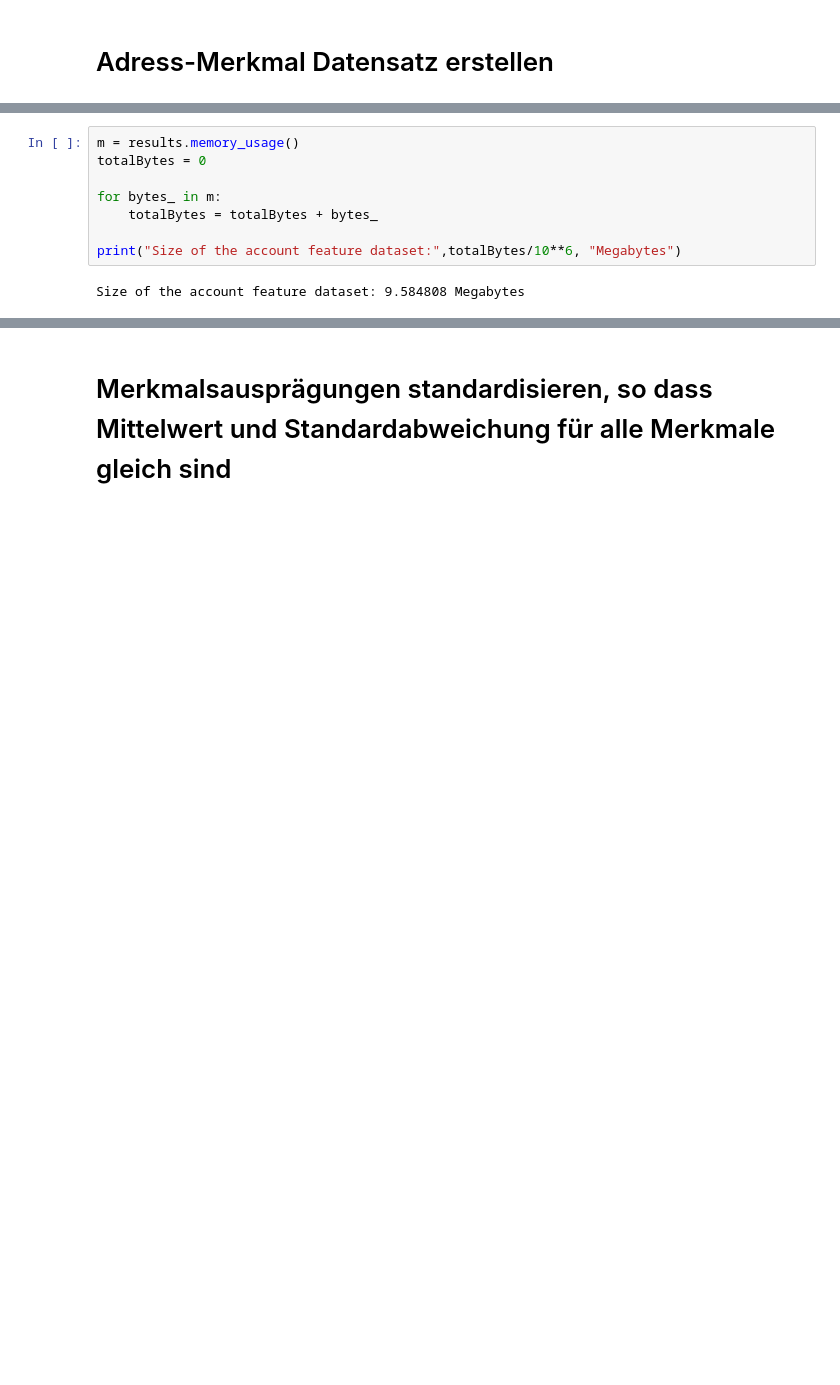
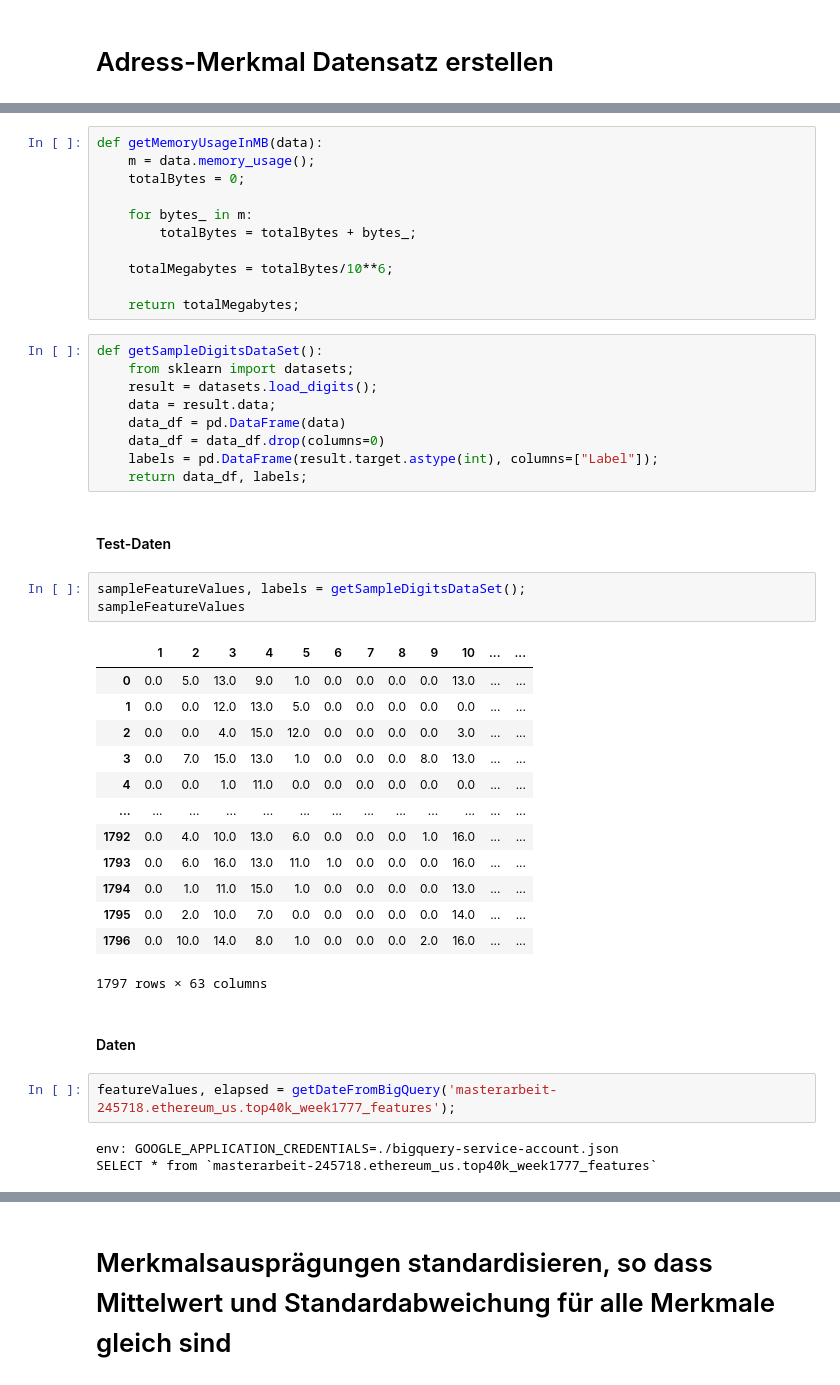
Before and after one commit to mgsgde/ethcluster, a Jupyter notebook: main.ipynb, the cells around one changed output, grey strips where cells are left out. Saved outputs shown, nothing was run; the diff lists cells and outputs as text; blank space fills up the shorter version.

Commit message:
Tests: Standardisierungs-Verfahren

```diff
--- a/main.ipynb
+++ b/main.ipynb
@@ -41,10 +37,46 @@ results.head()
 # %%
-m = results.memory_usage()
-totalBytes = 0
+def getMemoryUsageInMB(data):
+    m = data.memory_usage();
+    totalBytes = 0;
 
-for bytes_ in m:
-    totalBytes = totalBytes + bytes_
+    for bytes_ in m:
+        totalBytes = totalBytes + bytes_;
 
-print("Size of the account feature dataset:",totalBytes/10**6, "Megabytes")
+    totalMegabytes = totalBytes/10**6;
+
+    return totalMegabytes;
-# %% [output]
-Size of the account feature dataset: 9.584808 Megabytes
+# %%
+def getSampleDigitsDataSet():
+    from sklearn import datasets;
+    result = datasets.load_digits();
+    data = result.data;
+    data_df = pd.DataFrame(data)
+    data_df = data_df.drop(columns=0)
+    labels = pd.DataFrame(result.target.astype(int), columns=["Label"]);
+    return data_df, labels;
+# %% [markdown]
+#### Test-Daten
+# %%
+sampleFeatureValues, labels = getSampleDigitsDataSet();
+sampleFeatureValues
+# %% [output]
+|  | 1 | 2 | 3 | 4 | 5 | 6 | 7 | 8 | 9 | 10 | ... | ... |
+| 0 | 0.0 | 5.0 | 13.0 | 9.0 | 1.0 | 0.0 | 0.0 | 0.0 | 0.0 | 13.0 | ... | ... |
+| 1 | 0.0 | 0.0 | 12.0 | 13.0 | 5.0 | 0.0 | 0.0 | 0.0 | 0.0 | 0.0 | ... | ... |
+| 2 | 0.0 | 0.0 | 4.0 | 15.0 | 12.0 | 0.0 | 0.0 | 0.0 | 0.0 | 3.0 | ... | ... |
+| 3 | 0.0 | 7.0 | 15.0 | 13.0 | 1.0 | 0.0 | 0.0 | 0.0 | 8.0 | 13.0 | ... | ... |
+| 4 | 0.0 | 0.0 | 1.0 | 11.0 | 0.0 | 0.0 | 0.0 | 0.0 | 0.0 | 0.0 | ... | ... |
+| ... | ... | ... | ... | ... | ... | ... | ... | ... | ... | ... | ... | ... |
+| 1792 | 0.0 | 4.0 | 10.0 | 13.0 | 6.0 | 0.0 | 0.0 | 0.0 | 1.0 | 16.0 | ... | ... |
+| 1793 | 0.0 | 6.0 | 16.0 | 13.0 | 11.0 | 1.0 | 0.0 | 0.0 | 0.0 | 16.0 | ... | ... |
+| 1794 | 0.0 | 1.0 | 11.0 | 15.0 | 1.0 | 0.0 | 0.0 | 0.0 | 0.0 | 13.0 | ... | ... |
+| 1795 | 0.0 | 2.0 | 10.0 | 7.0 | 0.0 | 0.0 | 0.0 | 0.0 | 0.0 | 14.0 | ... | ... |
+| 1796 | 0.0 | 10.0 | 14.0 | 8.0 | 1.0 | 0.0 | 0.0 | 0.0 | 2.0 | 16.0 | ... | ... |
+1797 rows × 63 columns
+# %% [markdown]
+#### Daten
+# %%
+featureValues, elapsed = getDateFromBigQuery('masterarbeit-245718.ethereum_us.top40k_week1777_features');
+# %% [output]
+env: GOOGLE_APPLICATION_CREDENTIALS=./bigquery-service-account.json
+SELECT * from `masterarbeit-245718.ethereum_us.top40k_week1777_features`
```
Also changed, not shown: parts of 15 cells of this notebook.
